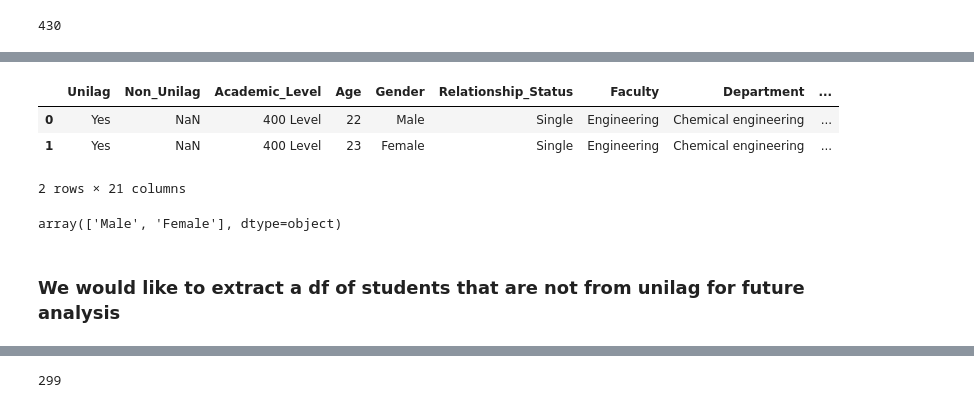
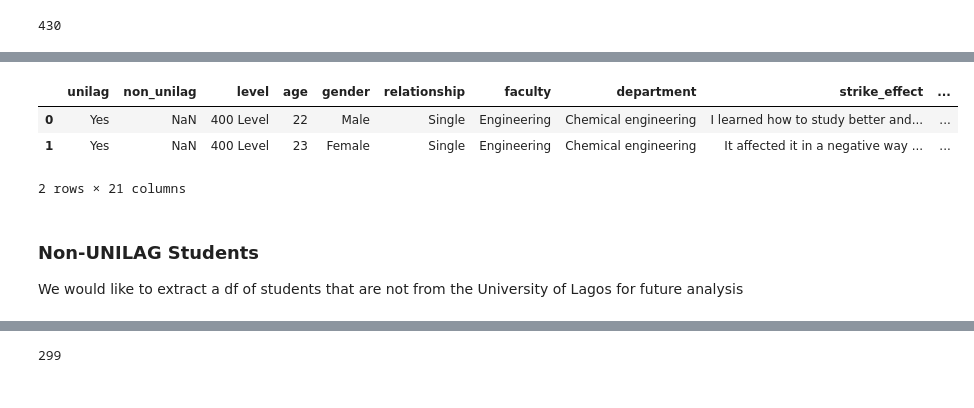
Before and after one commit to socratesjnr/asuu-strike-project, a Jupyter notebook: project-analysis/analysis/exploratory_data_analysis.ipynb, the cells around one changed output, grey strips where cells are left out. Drawn from its saved outputs; the diff is of its cells as text; code cells hidden in the pictures.

```diff
--- a/project-analysis/analysis/exploratory_data_analysis.ipynb
+++ b/project-analysis/analysis/exploratory_data_analysis.ipynb
@@ -127,5 +136,5 @@ df.head(2)
 # %%
 #Creating our outcome variable column
 
-df['CGPA Change'] = df['CGPA_After'] - df['CGPA_Before']
+data['cgpa_change'] = data['cgpa_after'] - data['cgpa_before']
 # %% [markdown]
@@ -170,7 +181,6 @@ array([nan, 'Geophysics ', 'Radiography ', 'Biology Education ',
 # %%
-# Replace "other" with the corresponding value from "Other_Department"
-df['Department'] = df['Department'].str.lower()
-df['Other_Dept'] = df['Other_Dept'].str.lower()
+data['department'] = data['department'].str.lower()
+data['other_dept'] = data['other_dept'].str.lower()
 
 
-df['Department'] = df.apply(lambda row: row['Other_Dept'] if row['Department'] == 'other' else row['Department'], axis=1)
+data['department'] = data.apply(lambda row: row['other_dept'] if row['department'] == 'other' else row['department'], axis=1).str.capitalize()
@@ -189,6 +197,3 @@ df[df['Department'].isna()]
 # %%
 #For location 51
-
-df.loc[51, 'Department'] = 'Pharmacy'
-
-df.loc[51, 'Course_Unit'] = 18.0
+data.loc[51, 'department'] = 'Pharmacy'
@@ -195,4 +202,4 @@ df.loc[51, 'Course_Unit'] = 18.0
 # %%
 # Drop row with index 331 and reindex the DataFrame
-df.drop(331, inplace=True)
-df.reset_index(drop=True, inplace=True)
+data.drop(331, inplace=True)
+data.reset_index(drop=True, inplace=True)
@@ -218,18 +231,13 @@ len(df['Department'])
 # %%
-df.drop(columns=['Other_Dept'], inplace=True)
-df.head(2)
+data.drop(columns=['other_dept'], inplace=True)
+data.head(2)
 # %% [output]
-|  | Unilag | Non_Unilag | Academic_Level | Age | Gender | Relationship_Status | Faculty | Department | ... |
-| 0 | Yes | NaN | 400 Level | 22 | Male | Single | Engineering | Chemical engineering | ... |
-| 1 | Yes | NaN | 400 Level | 23 | Female | Single | Engineering | Chemical engineering | ... |
+|  | unilag | non_unilag | level | age | gender | relationship | faculty | department | strike_effect | ... |
+| 0 | Yes | NaN | 400 Level | 22 | Male | Single | Engineering | Chemical engineering | I learned how to study better and... | ... |
+| 1 | Yes | NaN | 400 Level | 23 | Female | Single | Engineering | Chemical engineering | It affected it in a negative way ... | ... |
 2 rows × 21 columns
-# %%
-#Checking unique values in a column
-#Aids in finding spurious data and mislabelling
-
-df.Gender.unique()
-# %% [output]
-array(['Male', 'Female'], dtype=object)
 # %% [markdown]
-### We would like to extract a df of students that are not from unilag for future analysis
+### Non-UNILAG Students
+
+We would like to extract a df of students that are not from the University of Lagos for future analysis
 # %%
```
Also changed, not shown: parts of 78 cells of this notebook, 1 other file.
